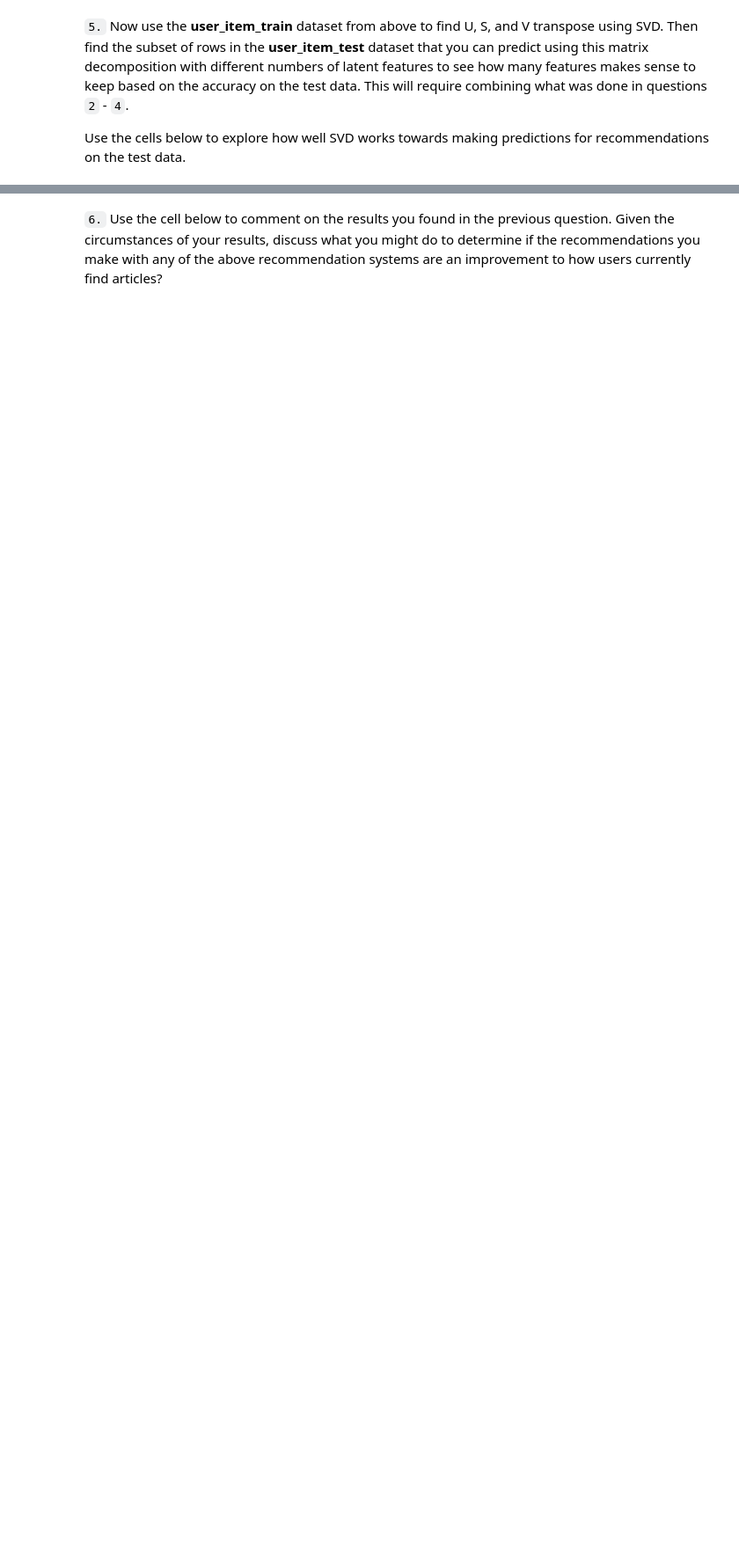
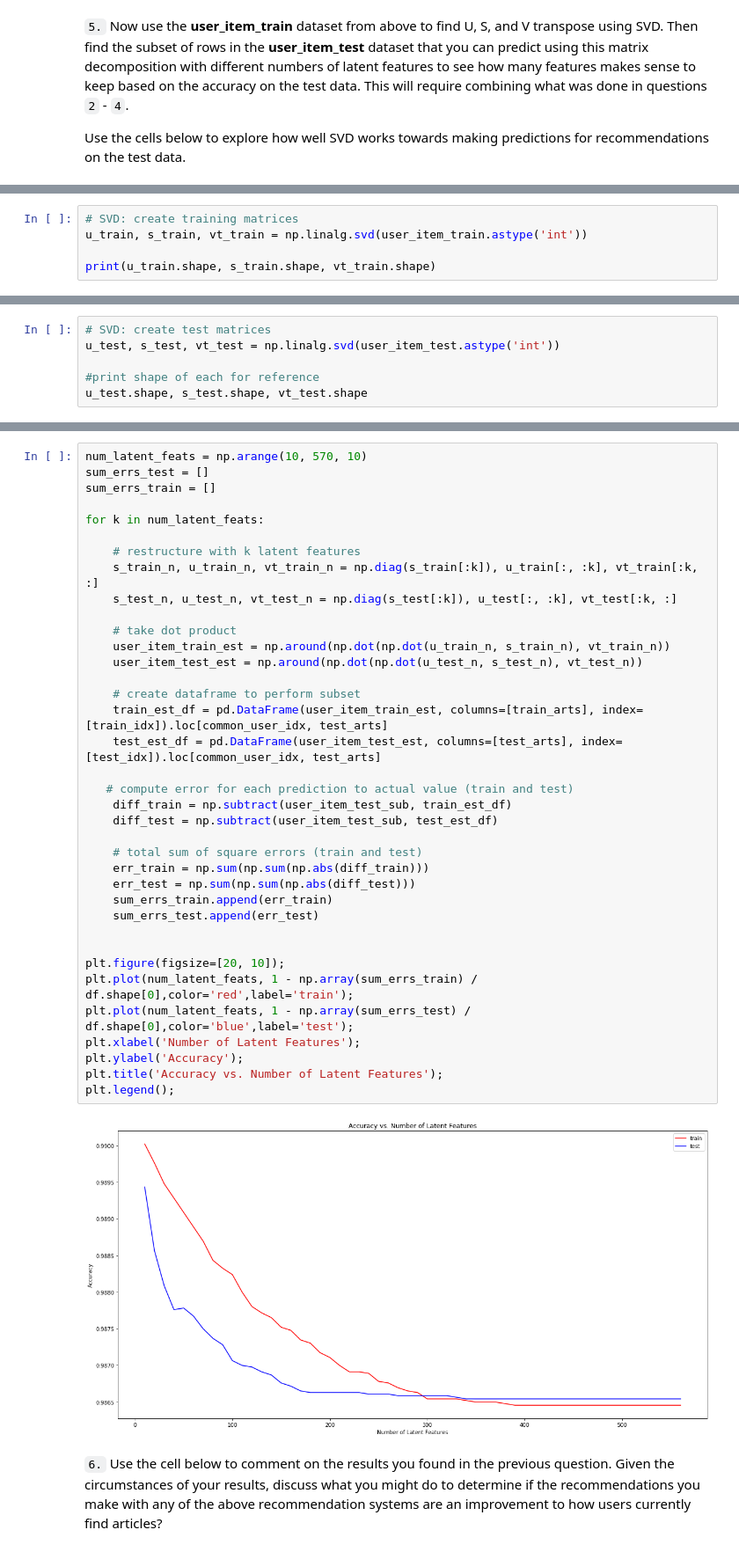
Before and after one commit to mh2065/recommender-system, a Jupyter notebook: Recommendations_with_IBM.ipynb, the cells around one changed output, grey strips where cells are left out. Shown: that part at 88% size. Cells and saved outputs as stored; diff of their text form; blank space fills up the shorter version.

```diff
--- a/Recommendations_with_IBM.ipynb
+++ b/Recommendations_with_IBM.ipynb
@@ -1051,0 +1116,5 @@ u_train, s_train, vt_train = # fit svd similar to above then use the cells below
+# %%
+# SVD: create training matrices
+u_train, s_train, vt_train = np.linalg.svd(user_item_train.astype('int'))
+
+print(u_train.shape, s_train.shape, vt_train.shape)
@@ -1051,0 +1123,6 @@ u_train, s_train, vt_train = # fit svd similar to above then use the cells below
+# %%
+# SVD: create test matrices
+u_test, s_test, vt_test = np.linalg.svd(user_item_test.astype('int'))
+
+#print shape of each for reference
+u_test.shape, s_test.shape, vt_test.shape
@@ -1052,2 +1131,41 @@ u_train, s_train, vt_train = # fit svd similar to above then use the cells below
+# %%
+num_latent_feats = np.arange(10, 570, 10)
+sum_errs_test = []
+sum_errs_train = []
+
+for k in num_latent_feats:
+
+    # restructure with k latent features
+    s_train_n, u_train_n, vt_train_n = np.diag(s_train[:k]), u_train[:, :k], vt_train[:k, :]
+    s_test_n, u_test_n, vt_test_n = np.diag(s_test[:k]), u_test[:, :k], vt_test[:k, :]
+
+    # take dot product
+    user_item_train_est = np.around(np.dot(np.dot(u_train_n, s_train_n), vt_train_n))
+    user_item_test_est = np.around(np.dot(np.dot(u_test_n, s_test_n), vt_test_n))
+
+    # create dataframe to perform subset
+    train_est_df = pd.DataFrame(user_item_train_est, columns=[train_arts], index=[train_idx]).loc[common_user_idx, test_arts]
+    test_est_df = pd.DataFrame(user_item_test_est, columns=[test_arts], index=[test_idx]).loc[common_user_idx, test_arts]
+
+   # compute error for each prediction to actual value (train and test)
+    diff_train = np.subtract(user_item_test_sub, train_est_df)
+    diff_test = np.subtract(user_item_test_sub, test_est_df)
+
+    # total sum of square errors (train and test)
+    err_train = np.sum(np.sum(np.abs(diff_train)))
+    err_test = np.sum(np.sum(np.abs(diff_test)))
+    sum_errs_train.append(err_train)
+    sum_errs_test.append(err_test)
+
+
+plt.figure(figsize=[20, 10]);
+plt.plot(num_latent_feats, 1 - np.array(sum_errs_train) / df.shape[0],color='red',label='train');
+plt.plot(num_latent_feats, 1 - np.array(sum_errs_test) / df.shape[0],color='blue',label='test');
+plt.xlabel('Number of Latent Features');
+plt.ylabel('Accuracy');
+plt.title('Accuracy vs. Number of Latent Features');
+plt.legend();
+# %% [output]
+[figure, added]
 # %% [markdown]
 `6.` Use the cell below to comment on the results you found in the previous question. Given the circumstances of your results, discuss what you might do to determine if the recommendations you make with any of the above recommendation systems are an improvement to how users currently find articles?
```
Also changed, not shown: parts of 19 cells of this notebook.
